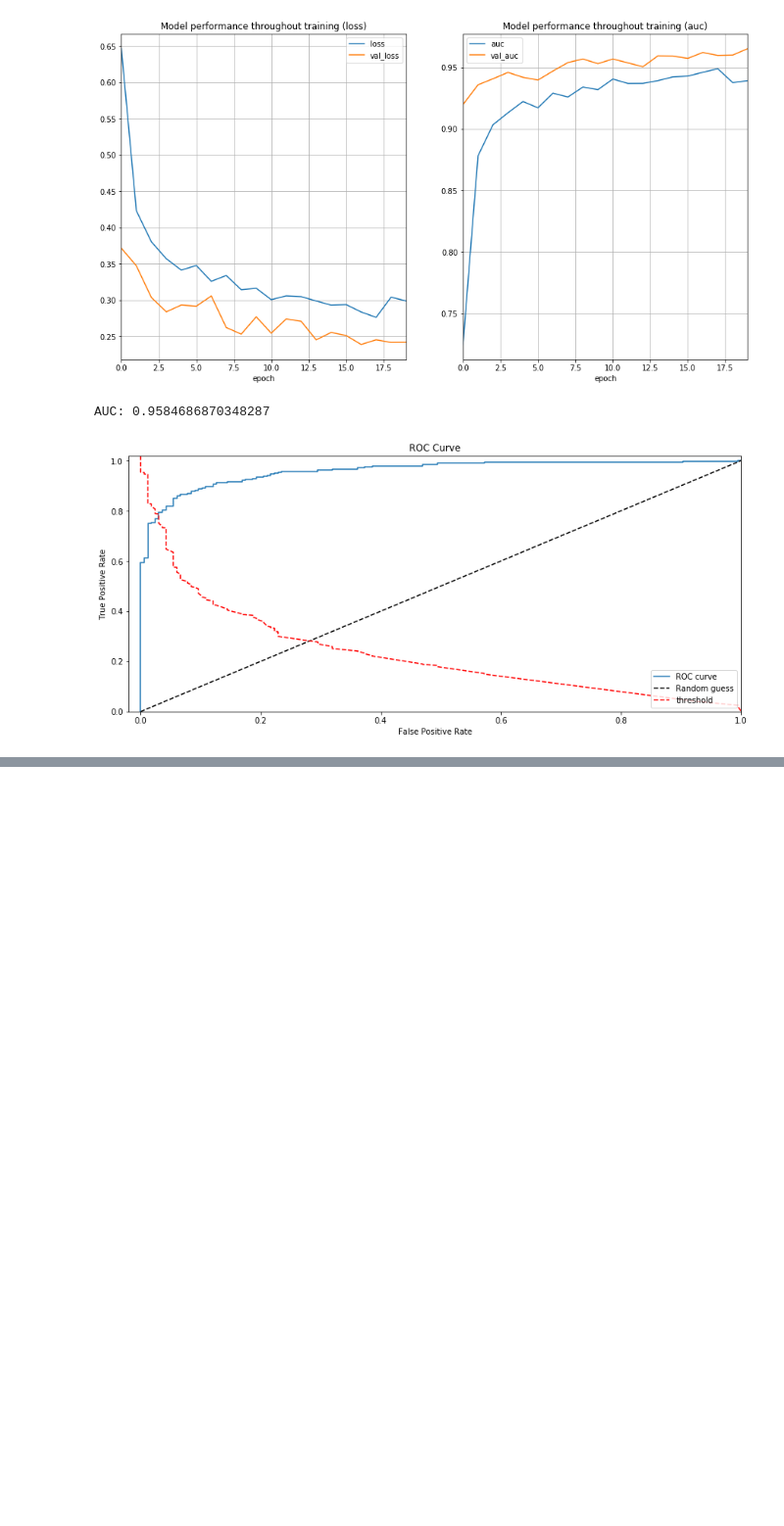
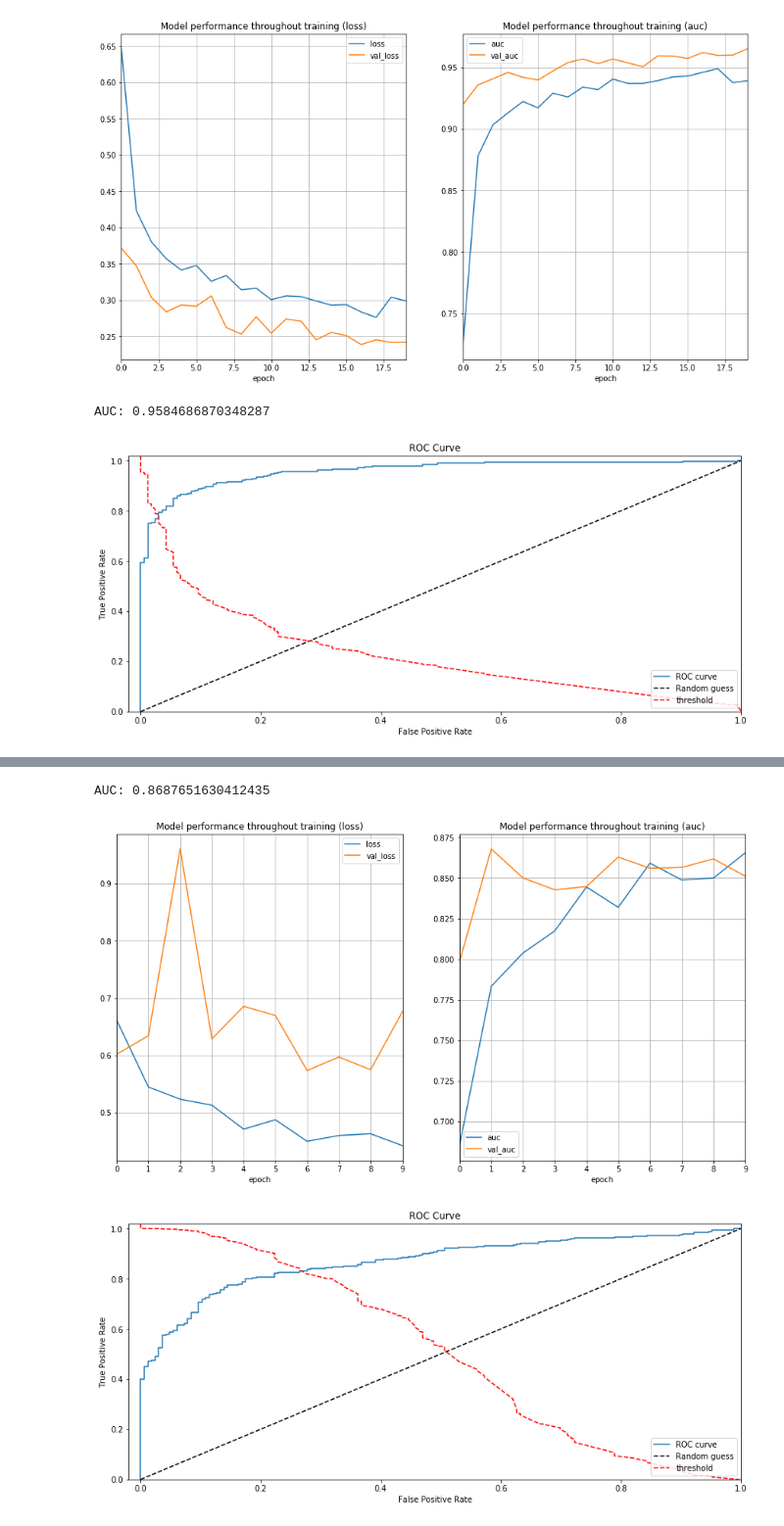
Before and after one commit to Simplon-IA-Bdx-1/Azure-InvasivesSpecies-Guillaume, a Jupyter notebook: 00-local.ipynb, the cells around one changed output, grey strips where cells are left out. Shown: that part at 98% size. Cells and saved outputs as stored; diff of their text form; code cells hidden in the pictures; blank space fills up the shorter version.

Commit message:
Add inceptionv3 test

```diff
--- a/00-local.ipynb
+++ b/00-local.ipynb
@@ -262,3 +271,5 @@ plt.show()
+# %%
+TARGET_SIZE=(128,128)
 # %%
 from tensorflow.keras.applications.vgg16 import VGG16
 from tensorflow.keras.models import Model
@@ -340,7 +351,7 @@ AUC: 0.9584686870348287
 # %%
 from tensorflow.keras.applications.inception_v3 import InceptionV3
 # %%
-def build_InceptionV3(size=(64,64)):
+def build_InceptionV3(size=(128,128)):
     model = InceptionV3(weights= 'imagenet', include_top=False, input_shape=(size[0],size[1],3))
 
     for layer in model.layers:
@@ -348,9 +359,10 @@ def build_InceptionV3(size=(64,64)):
 
     output = model.output
     output = Flatten()(output)
-    output = Dropout(rate=0.3)(output)
+    output = Dropout(rate=0.5)(output)
     output = Dense(128)(output)
     output = Activation('relu')(output)
+    output = Dropout(rate=0.5)(output)
     output = Dense(1)(output)
     output = Activation('sigmoid')(output)
 
@@ -366,7 +414,11 @@ history = model.fit_generator(train_generator, epochs=EPOCHS, validation_data=va
 # %%
-plot_history(history, metrics=['loss', 'auc'], val=True)
+plot_history(history, metrics=['loss', 'auc'], val=True);
 y_valid = labels_valid['invasive']
 y_pred_valid = model.predict_generator(valid_generator)
 fpr, tpr, thresholds = roc_curve(y_valid, y_pred_valid)
-print_roc_curve(fpr, tpr, thresholds)
+plot_roc_curve(fpr, tpr, thresholds);
 print(f"AUC: {auc(fpr, tpr)}")
+# %% [output]
+AUC: 0.8687651630412435
+[figure, added]
+[figure, added]
```
Also changed, not shown: parts of 10 cells of this notebook.
